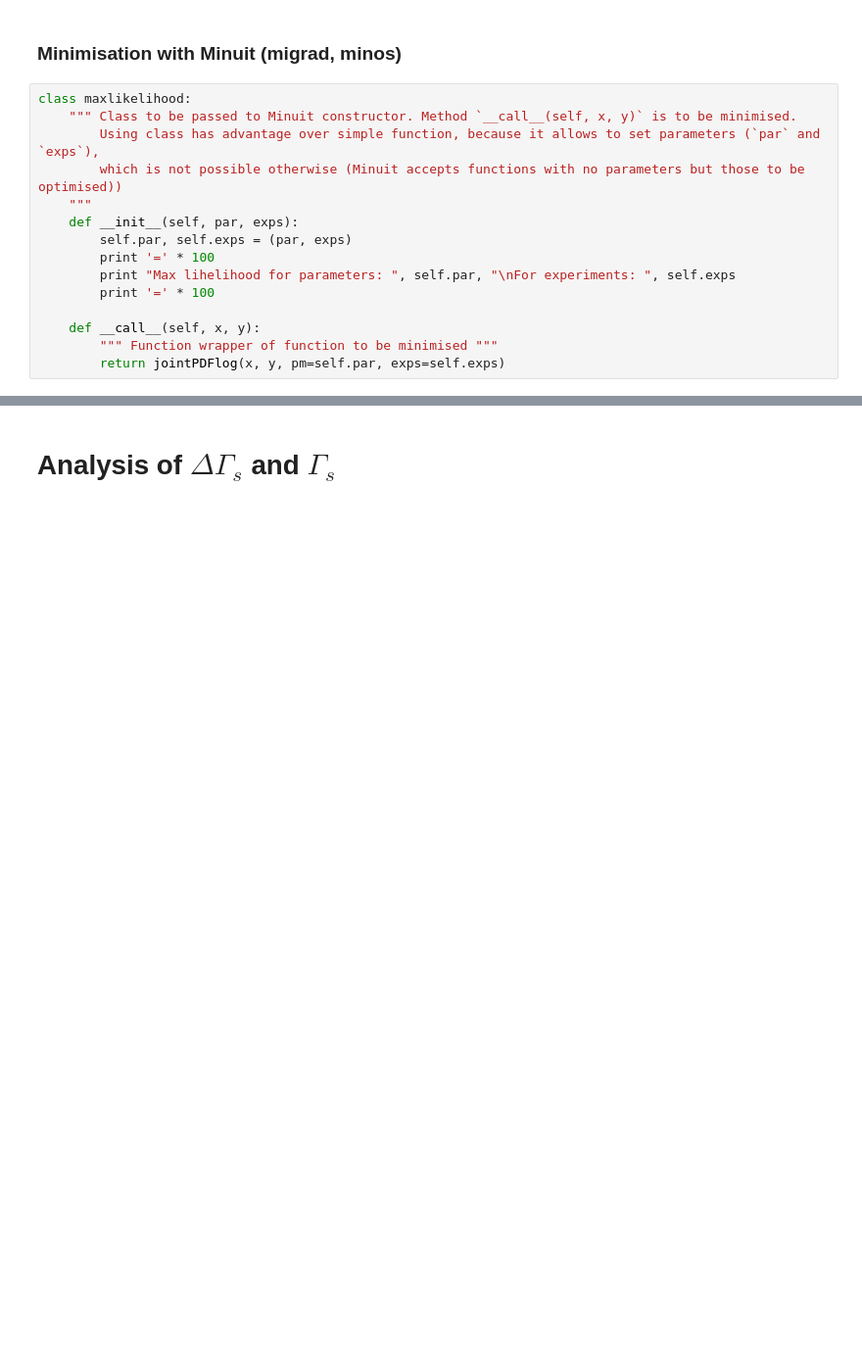
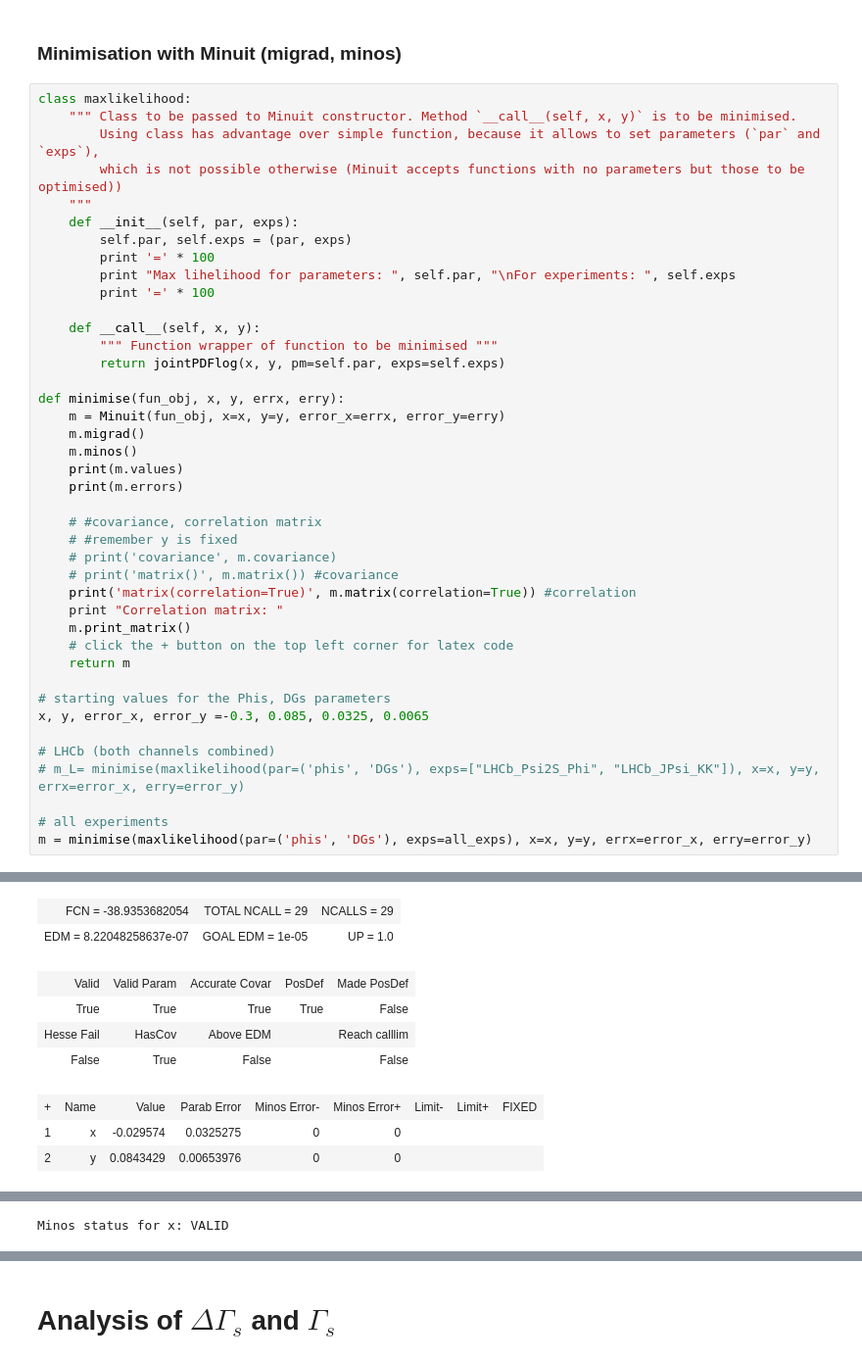
Before and after one commit to dgerstel/HFAG-Phis_vs_DGs_and_Gs_vs_DGs, a Jupyter notebook: Gs_DGs_Phis_worldSummer2016-v0.4.ipynb, the cells around one changed output, grey strips where cells are left out. Shown at 98% size. Drawn from its saved outputs; the diff is of its cells as text; blank space fills up the shorter version.

```diff
--- a/Gs_DGs_Phis_worldSummer2016-v0.4.ipynb
+++ b/Gs_DGs_Phis_worldSummer2016-v0.4.ipynb
@@ -252,3 +365,30 @@ class maxlikelihood:
     def __call__(self, x, y):
         """ Function wrapper of function to be minimised """
         return jointPDFlog(x, y, pm=self.par, exps=self.exps)
+
+def minimise(fun_obj, x, y, errx, erry):
+    m = Minuit(fun_obj, x=x, y=y, error_x=errx, error_y=erry)
+    m.migrad()
+    m.minos()
+    print(m.values)
+    print(m.errors)
+
+    # #covariance, correlation matrix
+    # #remember y is fixed
+    # print('covariance', m.covariance)
+    # print('matrix()', m.matrix()) #covariance
+    print('matrix(correlation=True)', m.matrix(correlation=True)) #correlation
+    print "Correlation matrix: "
+    m.print_matrix()
+    # click the + button on the top left corner for latex code
+    return m
+
+# starting values for the Phis, DGs parameters
+x, y, error_x, error_y =-0.3, 0.085, 0.0325, 0.0065
+
+# LHCb (both channels combined)
+# m_L= minimise(maxlikelihood(par=('phis', 'DGs'), exps=["LHCb_Psi2S_Phi", "LHCb_JPsi_KK"]), x=x, y=y, errx=error_x, erry=error_y)
+
+# all experiments
+m = minimise(maxlikelihood(par=('phis', 'DGs'), exps=all_exps), x=x, y=y, errx=error_x, erry=error_y)
+# %% [output]
@@ -254,0 +400,9 @@ class maxlikelihood:
+| FCN = -38.9353682054 | TOTAL NCALL = 29 | NCALLS = 29 |
+| EDM = 8.22048258637e-07 | GOAL EDM = 1e-05 | UP = 1.0 |
+| Valid | Valid Param | Accurate Covar | PosDef | Made PosDef |
+| True | True | True | True | False |
+| Hesse Fail | HasCov | Above EDM |  | Reach calllim |
+| False | True | False |  | False |
+| + | Name | Value | Parab Error | Minos Error- | Minos Error+ | Limit- | Limit+ | FIXED |
+| 1 | x | -0.029574 | 0.0325275 | 0 | 0 |  |  |  |
+| 2 | y | 0.0843429 | 0.00653976 | 0 | 0 |  |  |  |
@@ -254,0 +410 @@ class maxlikelihood:
+Minos status for x: VALID
```
Also changed, not shown: parts of 15 cells of this notebook.
